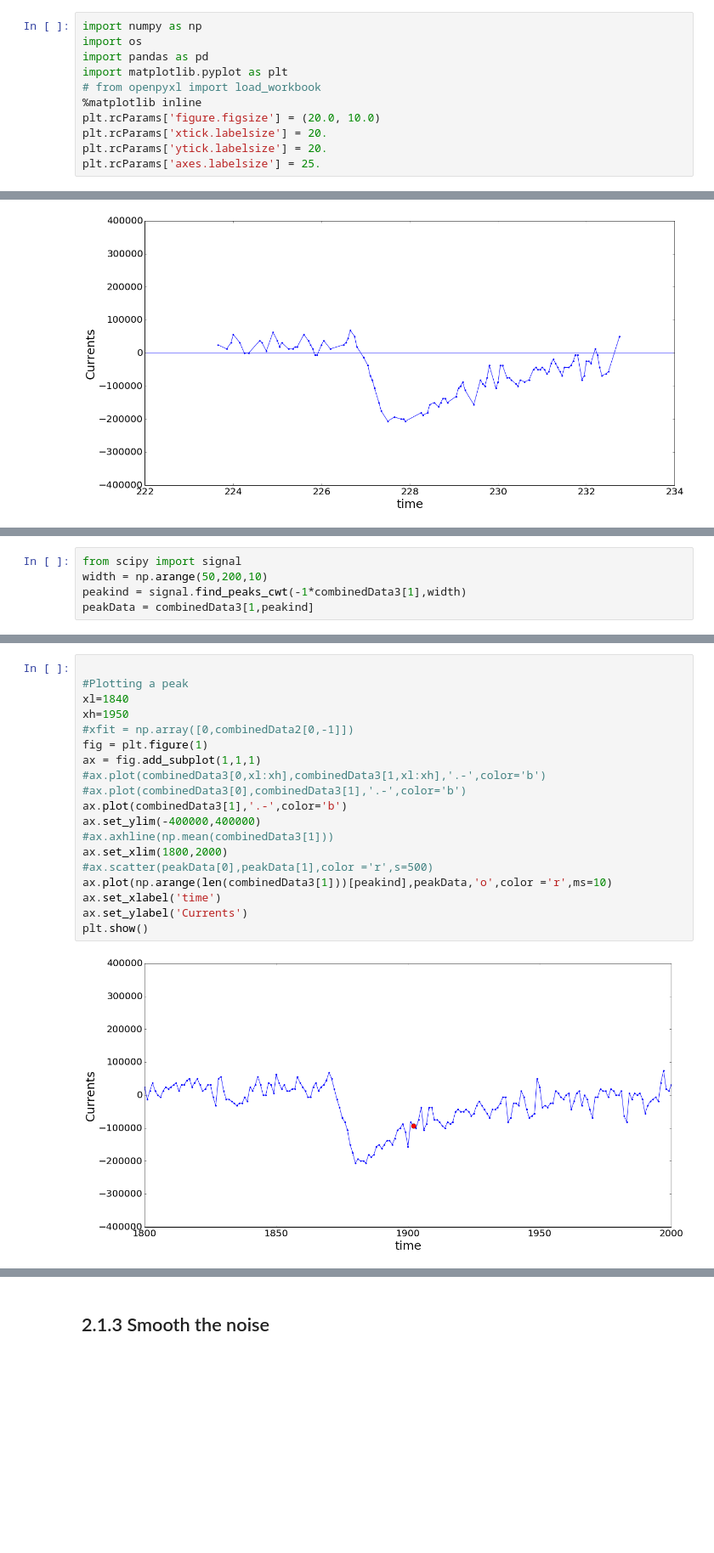
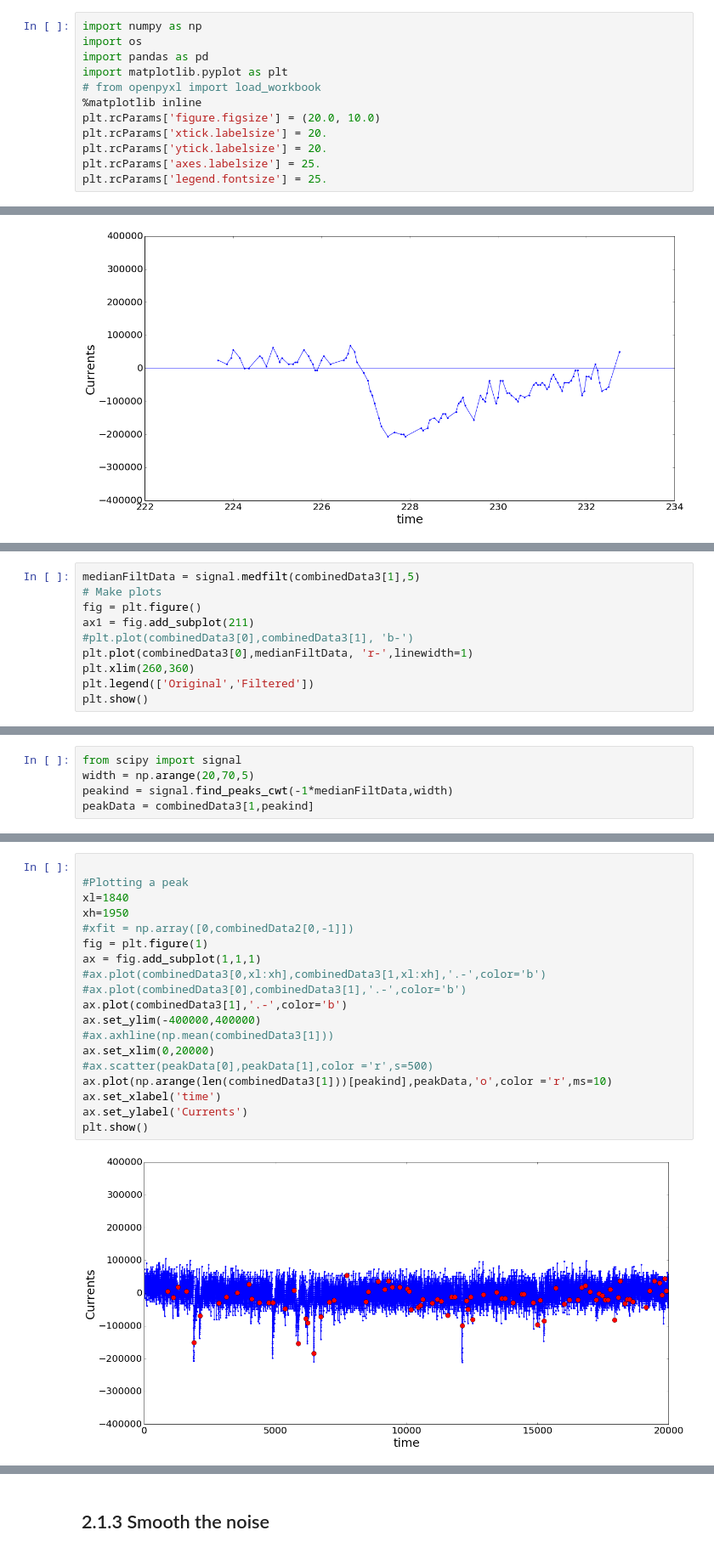
Before and after one commit to jamka1902/Python-Course, a Jupyter notebook: Data_analysis.ipynb, the cells around one changed output, grey strips where cells are left out. Shown at 85% size. Drawn from its saved outputs; the diff is of its cells as text; blank space fills up the shorter version.

Commit message:
Updated Data Analysis with Butterworth Filter (low freq pass) and then peak detection on filered signal

```diff
--- a/Data_analysis.ipynb
+++ b/Data_analysis.ipynb
@@ -15,6 +15,7 @@ plt.rcParams['figure.figsize'] = (20.0, 10.0)
 plt.rcParams['xtick.labelsize'] = 20.
 plt.rcParams['ytick.labelsize'] = 20.
 plt.rcParams['axes.labelsize'] = 25.
+plt.rcParams['legend.fontsize'] = 25.
 # %% [markdown]
 # 1. Read Data from Excel and Put it in Array
 * Read Excel with `pandas`
@@ -316,0 +370,10 @@ print peakData
+# %%
+medianFiltData = signal.medfilt(combinedData3[1],5)
+# Make plots
+fig = plt.figure()
+ax1 = fig.add_subplot(211)
+#plt.plot(combinedData3[0],combinedData3[1], 'b-')
+plt.plot(combinedData3[0],medianFiltData, 'r-',linewidth=1)
+plt.xlim(260,360)
+plt.legend(['Original','Filtered'])
+plt.show()
@@ -317,5 +384,5 @@ print peakData
 # %%
 from scipy import signal
-width = np.arange(50,200,10)
-peakind = signal.find_peaks_cwt(-1*combinedData3[1],width)
+width = np.arange(20,70,5)
+peakind = signal.find_peaks_cwt(-1*medianFiltData,width)
 peakData = combinedData3[1,peakind]
@@ -342,24 +410,24 @@ array([ -44440.6266568 ,  -93982.30408039,  -50078.74035754,
 # %%
 
 #Plotting a peak
 xl=1840
 xh=1950
 #xfit = np.array([0,combinedData2[0,-1]])
 fig = plt.figure(1)
 ax = fig.add_subplot(1,1,1)
 #ax.plot(combinedData3[0,xl:xh],combinedData3[1,xl:xh],'.-',color='b')
 #ax.plot(combinedData3[0],combinedData3[1],'.-',color='b')
 ax.plot(combinedData3[1],'.-',color='b')
 ax.set_ylim(-400000,400000)
 #ax.axhline(np.mean(combinedData3[1]))
-ax.set_xlim(1800,2000)
+ax.set_xlim(0,20000)
 #ax.scatter(peakData[0],peakData[1],color ='r',s=500)
 ax.plot(np.arange(len(combinedData3[1]))[peakind],peakData,'o',color ='r',ms=10)
 ax.set_xlabel('time')
 ax.set_ylabel('Currents')
 plt.show()
 # %% [output]
-[figure, old version]
+[figure, new version]
 # %%
 #Plotting a peak
 xl=4800
```
Also changed, not shown: parts of 16 cells of this notebook, 2 other files.
